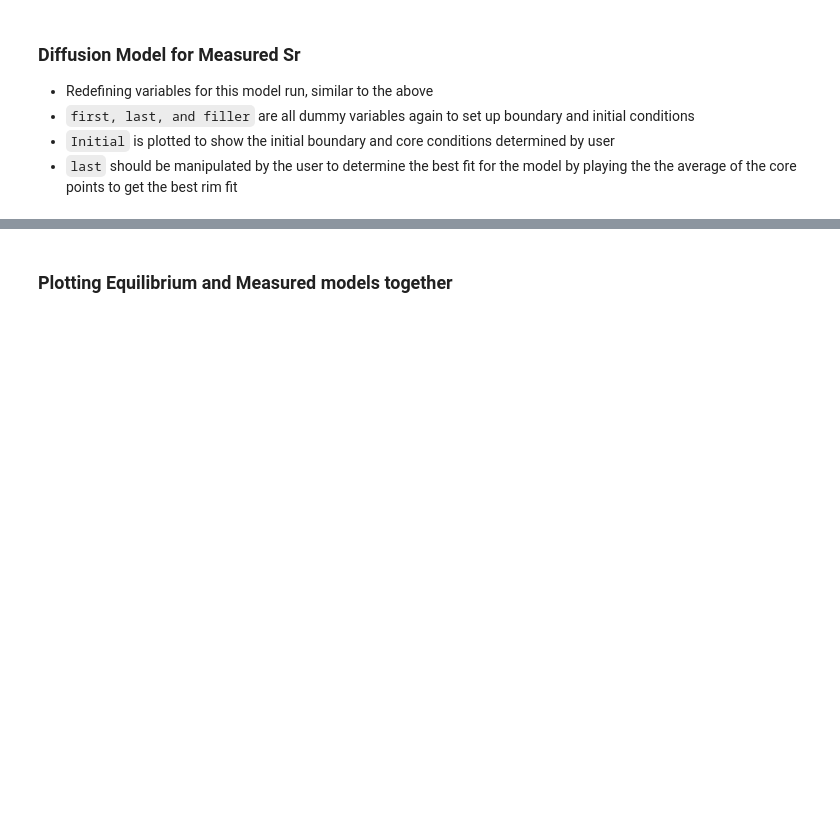
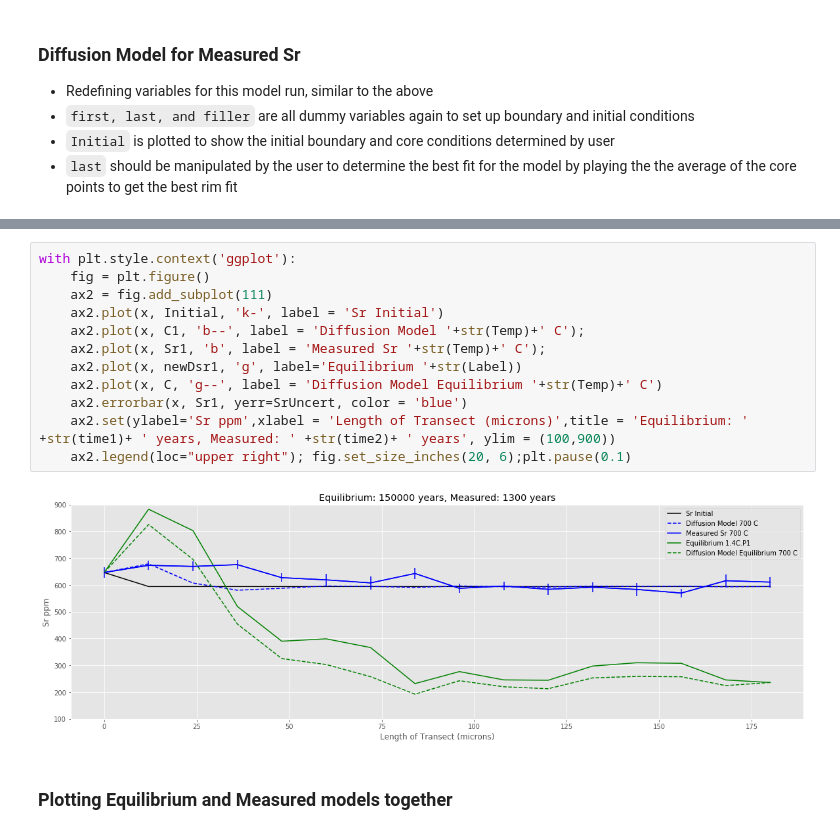
Before and after one commit to mmarquardt4/Diffusion, a Jupyter notebook: DiffusionModel.ipynb, the cells around one changed output, grey strips where cells are left out. Drawn from its saved outputs; the diff is of its cells as text; blank space fills up the shorter version.

```diff
--- a/DiffusionModel.ipynb
+++ b/DiffusionModel.ipynb
@@ -235,3 +294,17 @@ with plt.style.context('ggplot'):
+# %%
+with plt.style.context('ggplot'):
+    fig = plt.figure()
+    ax2 = fig.add_subplot(111)
+    ax2.plot(x, Initial, 'k-', label = 'Sr Initial')
+    ax2.plot(x, C1, 'b--', label = 'Diffusion Model '+str(Temp)+' C');
+    ax2.plot(x, Sr1, 'b', label = 'Measured Sr '+str(Temp)+' C');
+    ax2.plot(x, newDsr1, 'g', label='Equilibrium '+str(Label))
+    ax2.plot(x, C, 'g--', label = 'Diffusion Model Equilibrium '+str(Temp)+' C')
+    ax2.errorbar(x, Sr1, yerr=SrUncert, color = 'blue')
+    ax2.set(ylabel='Sr ppm',xlabel = 'Length of Transect (microns)',title = 'Equilibrium: ' +str(time1)+ ' years, Measured: ' +str(time2)+ ' years', ylim = (100,900))
+    ax2.legend(loc="upper right"); fig.set_size_inches(20, 6);plt.pause(0.1)
+# %% [output]
+[figure, added]
 # %% [markdown]
 ### Plotting Equilibrium and Measured models together
 # %%
```
Also changed, not shown: parts of 12 cells of this notebook.
